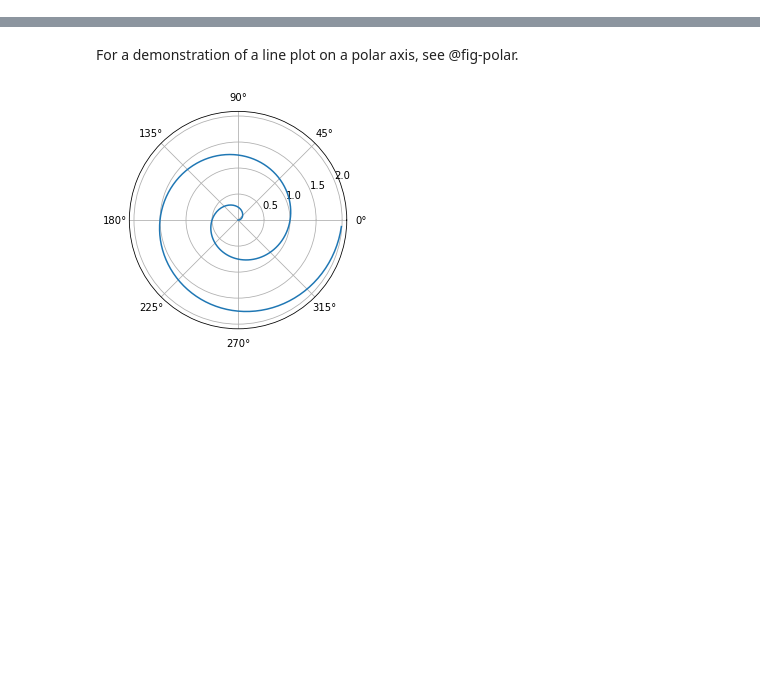
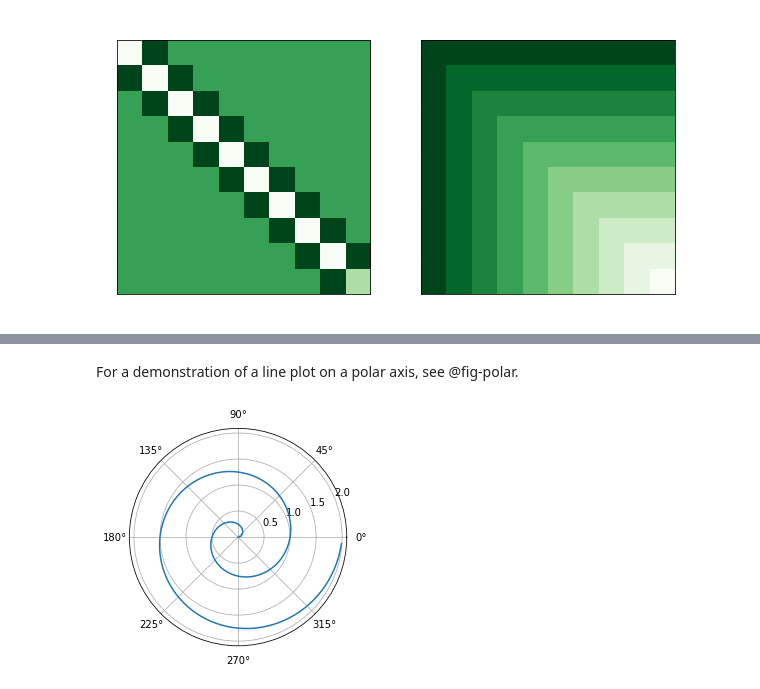
Before and after one commit to jlindbloom/jlindbloom.github.io, a Jupyter notebook: posts/hierarchical_cmrf.ipynb, the cells around one changed output, grey strips where cells are left out. Saved outputs shown, nothing was run; the diff lists cells and outputs as text; code cells hidden in the pictures; blank space fills up the shorter version.

```diff
--- a/posts/test2.ipynb
+++ b/posts/hierarchical_cmrf.ipynb
@@ -8,0 +84,21 @@ format:
+# %%
+#| label: fig-random_walk_prec_cov
+#| fig-cap: Precision and covariance matrices for the random walk.
+
+N = 10
+d_mat = sp.eye(N)
+d_mat.setdiag(-1,k=-1)
+
+prec_mat = d_mat.T @ d_mat
+prec_mat = prec_mat.toarray()
+cov_mat = np.linalg.inv(prec_mat)
+
+fig, axs = plt.subplots(1, 2, figsize=(10,5))
+axs[0].imshow(prec_mat, cmap='Greens_r')
+axs[0].set_title("Precision")
+axs[1].imshow(cov_mat, cmap='Greens_r')
+axs[1].set_title("Covariance")
+
+plt.show()
+# %% [output]
+[figure, added]
```
Also changed, not shown: parts of 14 cells of this notebook, 30 other files.
